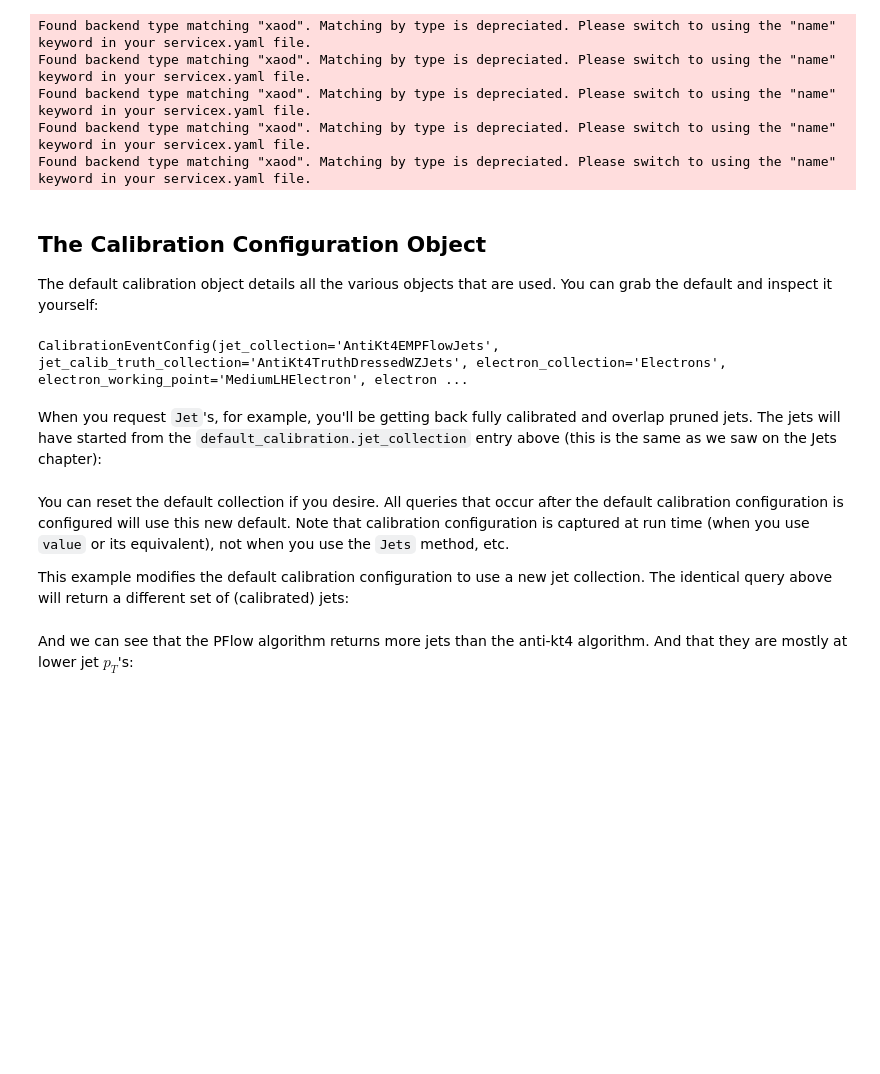
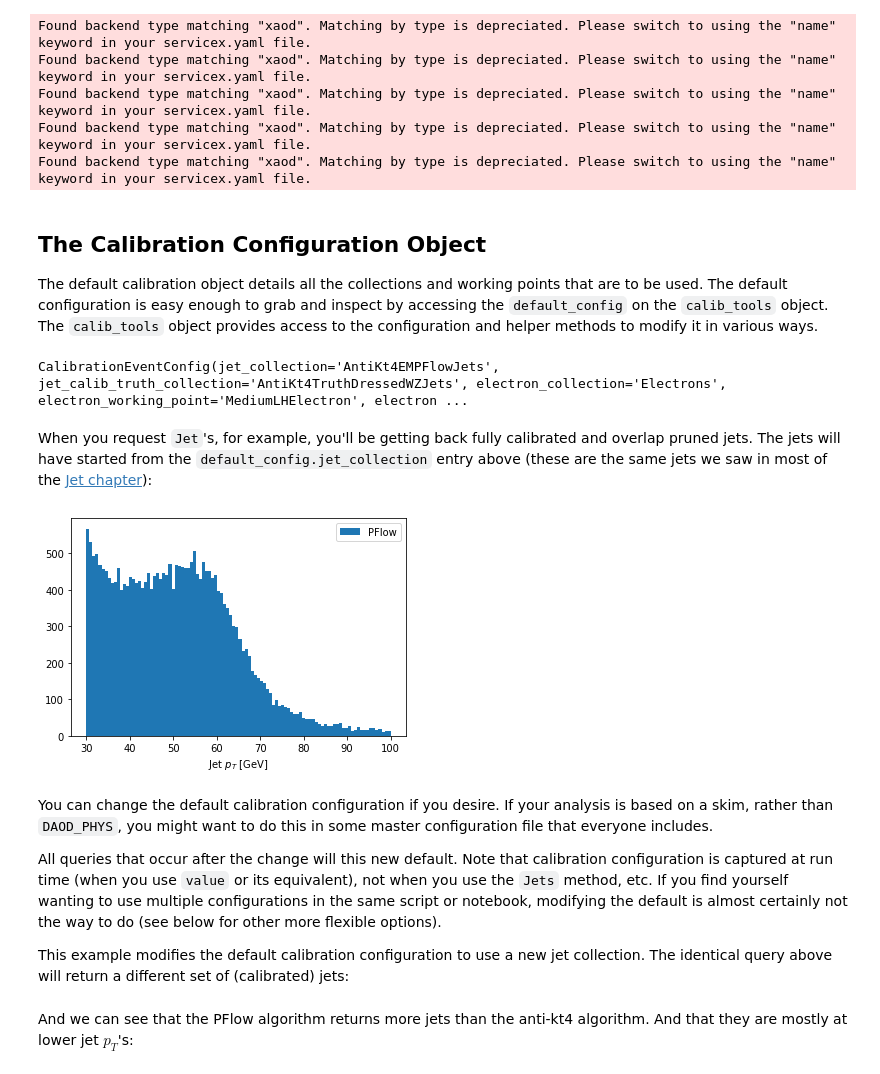
Before and after one commit to gordonwatts/xaod_usage, a Jupyter notebook: _sources/chapters/calibration.ipynb, the cells around one changed output. Drawn from its saved outputs; the diff is of its cells as text; code cells hidden in the pictures; blank space fills up the shorter version.

```diff
--- a/_sources/chapters/calibration.ipynb
+++ b/_sources/chapters/calibration.ipynb
@@ -22,13 +32,13 @@ Found backend type matching "xaod". Matching by type is depreciated. Please swit
 # %% [markdown]
 ## The Calibration Configuration Object
 
-The default calibration object details all the various objects that are used. You can grab the default and inspect it yourself:
+The default calibration object details all the collections and working points that are to be used. The default configuration is easy enough to grab and inspect by accessing the `default_config` on the `calib_tools` object. The `calib_tools` object provides access to the configuration and helper methods to modify it in various ways.
 # %%
 print(calib_tools.default_config)
 # %% [output]
 CalibrationEventConfig(jet_collection='AntiKt4EMPFlowJets', jet_calib_truth_collection='AntiKt4TruthDressedWZJets', electron_collection='Electrons', electron_working_point='MediumLHElectron', electron ...
 # %% [markdown]
-When you request `Jet`'s, for example, you'll be getting back fully calibrated and overlap pruned jets. The jets will have started from the `default_calibration.jet_collection` entry above (this is the same as we saw on the Jets chapter):
+When you request `Jet`'s, for example, you'll be getting back fully calibrated and overlap pruned jets. The jets will have started from the `default_config.jet_collection` entry above (these are the same jets we saw in most of the [Jet chapter](sec-jet-simple)):
 # %%
 pflow_jets = (ds
         .Select(lambda e: e.Jets())
@@ -40,8 +50,16 @@ pflow_jets = (ds
         })
         .AsAwkwardArray()
         .value())
+# %%
+plt.hist(ak.flatten(pflow_jets.pt), label='PFlow', bins=100, range=(30, 100))
+plt.legend()
+_ = plt.xlabel('Jet $p_T$ [GeV]')
+# %% [output]
+[figure, added]
 # %% [markdown]
-You can reset the default collection if you desire.  All queries that occur after the default calibration configuration is configured will use this new default. Note that calibration configuration is captured at run time (when you use `value` or its equivalent), not when you use the `Jets` method, etc.
+You can change the default calibration configuration if you desire. If your analysis is based on a skim, rather than `DAOD_PHYS`, you might want to do this in some master configuration file that everyone includes.
+
+All queries that occur after the change will this new default. Note that calibration configuration is captured at run time (when you use `value` or its equivalent), not when you use the `Jets` method, etc. If you find yourself wanting to use multiple configurations in the same script or notebook, modifying the default is almost certainly not the way to do (see below for other more flexible options).
 
 This example modifies the default calibration configuration to use a new jet collection. The identical query above will return a different set of (calibrated) jets:
 # %%
```
Also changed, not shown: parts of 16 cells of this notebook, 10 other files.
